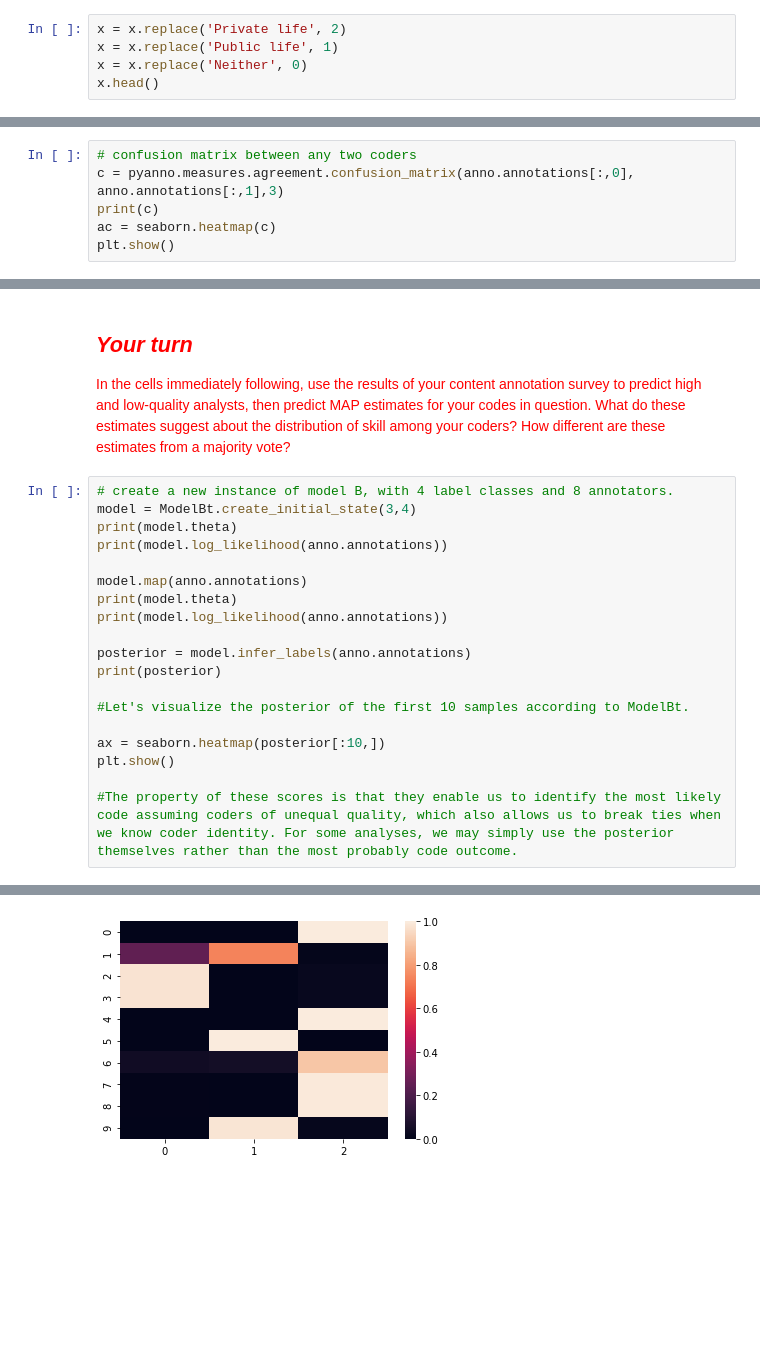
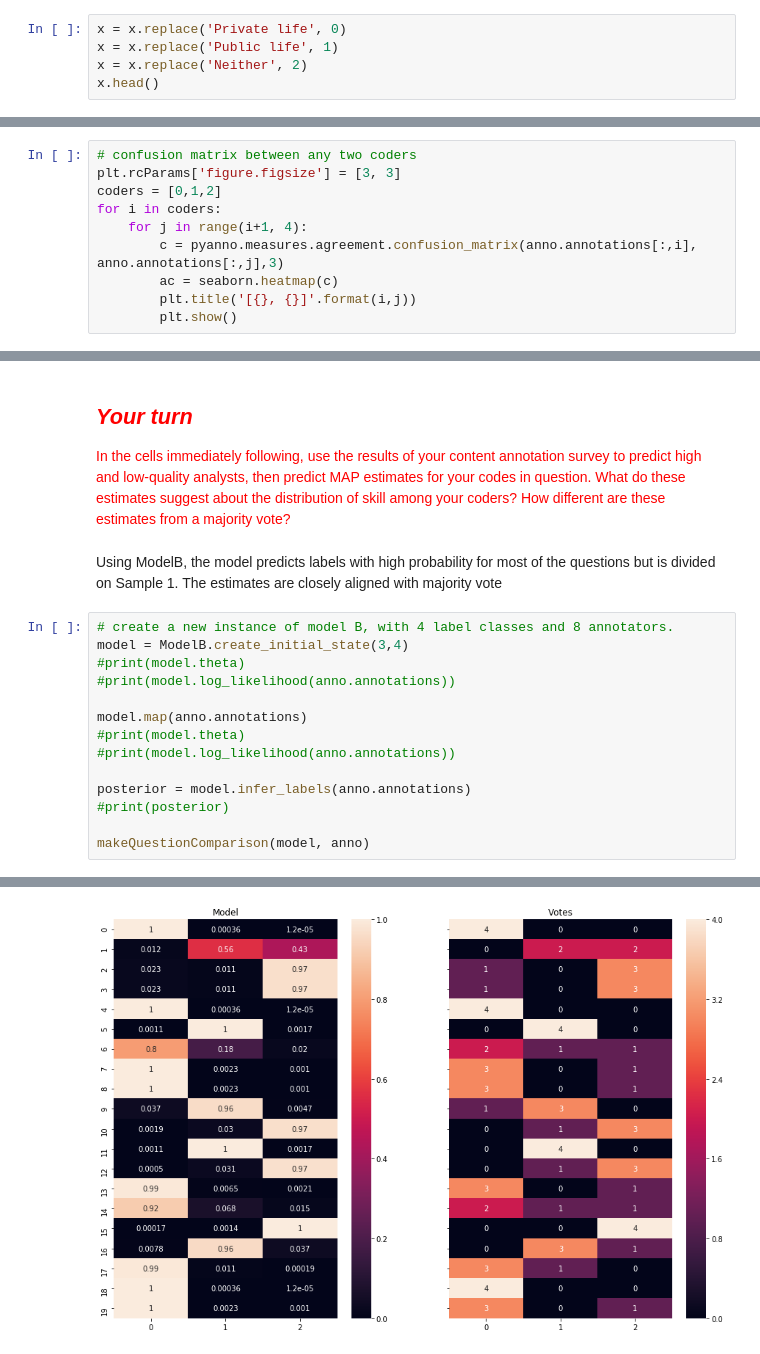
Before and after one commit to laurenjli/Content-Analysis-2020, a Jupyter notebook: week-2/2-Reliability.ipynb, the cells around one changed output, grey strips where cells are left out. Cells and saved outputs as stored; diff of their text form; blank space fills up the shorter version.

```diff
--- a/week-2/2-Reliability.ipynb
+++ b/week-2/2-Reliability.ipynb
@@ -229,9 +229,9 @@ x = pandas.read_csv("tal_anno.csv")
 x= x.drop('Timestamp',axis=1)
 x=x.T
 # %%
-x = x.replace('Private life', 2)
+x = x.replace('Private life', 0)
 x = x.replace('Public life', 1)
-x = x.replace('Neither', 0)
+x = x.replace('Neither', 2)
 x.head()
 # %% [output]
 |  | 0 | 1 | 2 | 3 |
@@ -267,7 +271,11 @@ array([0.32, 0.31, 0.37])
 # %%
 # confusion matrix between any two coders
-c = pyanno.measures.agreement.confusion_matrix(anno.annotations[:,0], anno.annotations[:,1],3)
-print(c)
-ac = seaborn.heatmap(c)
-plt.show()
+plt.rcParams['figure.figsize'] = [3, 3]
+coders = [0,1,2]
+for i in coders:
+    for j in range(i+1, 4):
+        c = pyanno.measures.agreement.confusion_matrix(anno.annotations[:,i], anno.annotations[:,j],3)
+        ac = seaborn.heatmap(c)
+        plt.title('[{}, {}]'.format(i,j))
+        plt.show()
 # %% [output]
@@ -1070,23 +1082,20 @@ makeQuestionComparison(model_hot, anno_hot)
 ## <span style="color:red">*Your turn*</span>
 
 <span style="color:red">In the cells immediately following, use the results of your content annotation survey to predict high and low-quality analysts, then predict MAP estimates for your codes in question. What do these estimates suggest about the distribution of skill among your coders? How different are these estimates from a majority vote?
+# %% [markdown]
+Using ModelB, the model predicts labels with high probability for most of the questions but is divided on Sample 1. The estimates are closely aligned with majority vote
 # %%
 # create a new instance of model B, with 4 label classes and 8 annotators.
-model = ModelBt.create_initial_state(3,4)
-print(model.theta)
-print(model.log_likelihood(anno.annotations))
+model = ModelB.create_initial_state(3,4)
+#print(model.theta)
+#print(model.log_likelihood(anno.annotations))
 
 model.map(anno.annotations)
-print(model.theta)
-print(model.log_likelihood(anno.annotations))
+#print(model.theta)
+#print(model.log_likelihood(anno.annotations))
 
 posterior = model.infer_labels(anno.annotations)
-print(posterior)
+#print(posterior)
 
-#Let's visualize the posterior of the first 10 samples according to ModelBt.
-
-ax = seaborn.heatmap(posterior[:10,])
-plt.show()
-
-#The property of these scores is that they enable us to identify the most likely code assuming coders of unequal quality, which also allows us to break ties when we know coder identity. For some analyses, we may simply use the posterior themselves rather than the most probably code outcome.
+makeQuestionComparison(model, anno)
 # %% [output]
@@ -1110 +1105 @@ plt.show()
-[figure, old version]
+[figure, new version]
```
Also changed, not shown: parts of 29 cells of this notebook.
